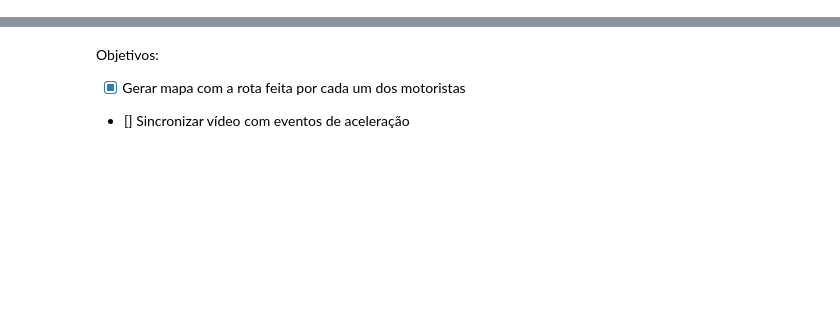
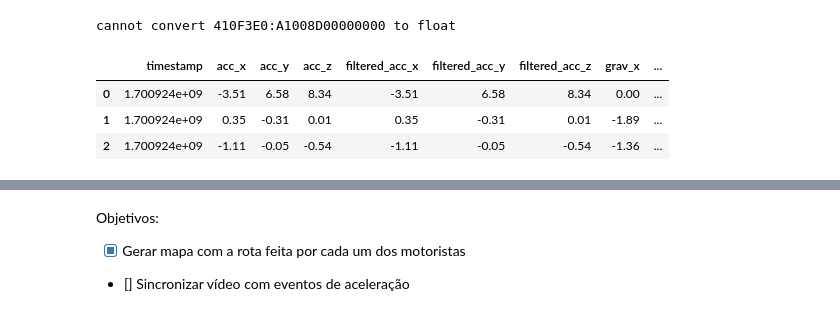
Before and after one commit to APF2000/data-analysis, a Jupyter notebook: dataset_car/dataset_carro.ipynb, the cells around one changed output, grey strips where cells are left out. Drawn from its saved outputs; the diff is of its cells as text; code cells hidden in the pictures; blank space fills up the shorter version.

Commit message:
added support for newer data

```diff
--- a/dataset_car/dataset_carro.ipynb
+++ b/dataset_car/dataset_carro.ipynb
@@ -80,20 +80,27 @@ def display_acc_graph(acc_df):
 def display_jerk_graph(jerk_df):
 	base_display_graph(jerk_df, "jerk", "Arrancada", "m/s^3")
 # %%
-ride_root_dir = os.path.join("RealData", "Data_2023-11-20_pt2")
+# ride_root_dir = os.path.join("RealData", "Data_2023-11-20_pt2")
 # ride_root_dir = os.path.join("RealData", "Mercedes_25-11-2023")
-# ride_root_dir = os.path.join("RealData", "Ix35_Hyundai_25-11-2023")
+ride_root_dir = os.path.join("RealData", "Ix35_Hyundai_25-11-2023")
+# ride_root_dir = os.path.join("RealData", "Dados_com_millis")
 
 
 real_ride = RealRideParser(ride_root_dir)
 
 latitudes = real_ride.gps_df["lat"]
 longitudes = real_ride.gps_df["long"]
 
 qtty_data = len(latitudes)
 
 lat_longs = [(latitudes.iloc[i], longitudes.iloc[i]) for i in range(qtty_data)]
 
 real_ride.accelerometer_df.head(3)
+# %% [output]
+cannot convert 410F3E0:A1008D00000000 to float
+|  | timestamp | acc_x | acc_y | acc_z | filtered_acc_x | filtered_acc_y | filtered_acc_z | grav_x | ... |
+| 0 | 1.700924e+09 | -3.51 | 6.58 | 8.34 | -3.51 | 6.58 | 8.34 | 0.00 | ... |
+| 1 | 1.700924e+09 | 0.35 | -0.31 | 0.01 | 0.35 | -0.31 | 0.01 | -1.89 | ... |
+| 2 | 1.700924e+09 | -1.11 | -0.05 | -0.54 | -1.11 | -0.05 | -0.54 | -1.36 | ... |
 # %%
 real_ride.obd_data["ENGINE_RPM"]
```
Also changed, not shown: parts of 24 cells of this notebook, 1 other file.
